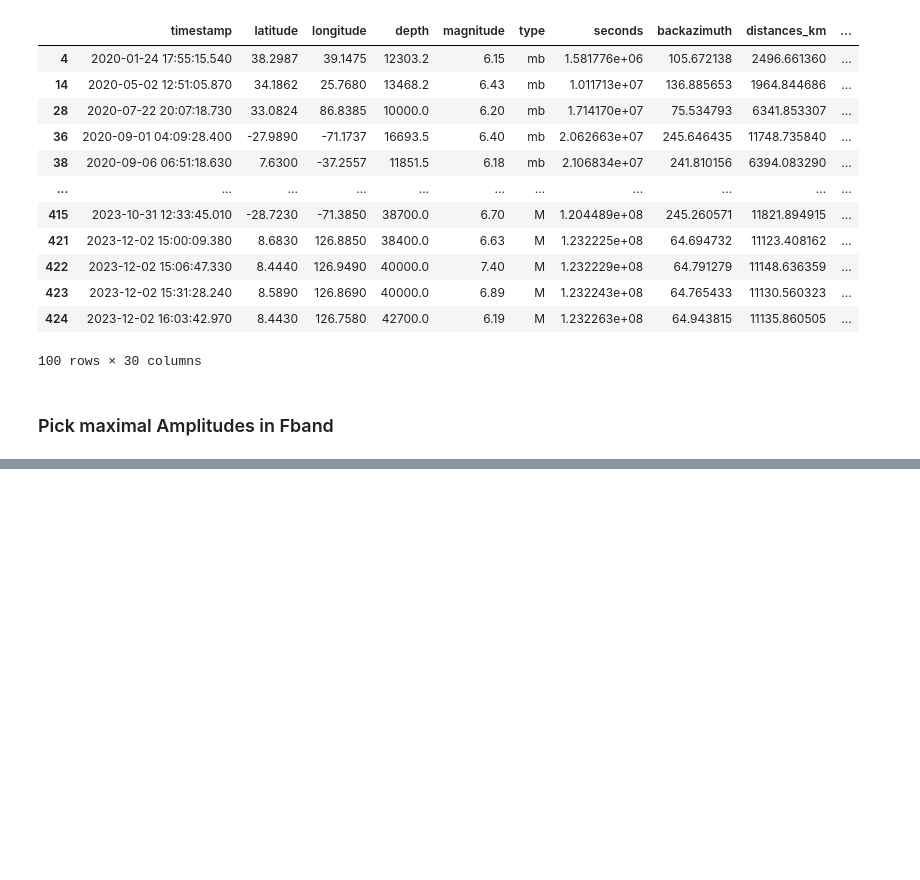
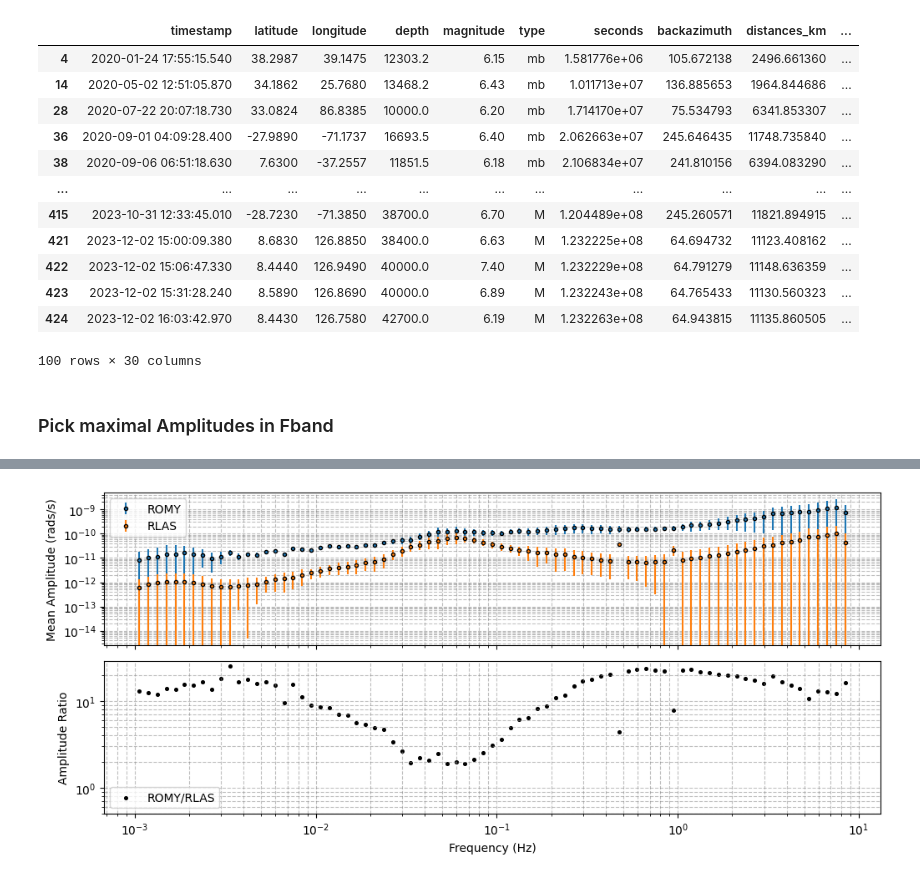
Before and after one commit to andbrocode/notebooks2, a Jupyter notebook: RomyEvents/RomyEvents_Data.ipynb, the cells around one changed output, grey strips where cells are left out. Drawn from its saved outputs; the diff is of its cells as text; code cells hidden in the pictures; blank space fills up the shorter version.

```diff
--- a/RomyEvents/RomyEvents_Data.ipynb
+++ b/RomyEvents/RomyEvents_Data.ipynb
@@ -416,25 +466,42 @@ IndexError: list index out of range
+# %%
+# load data
+
+amp_type = "mean" # maxima  perc95  mean
+
+amp = pd.read_pickle(config['path_to_data']+f"amplitudes_{amp_type}.pkl")
 # %%
 romy_z = {}
 rlas_z = {}
+fur_z = {}
+wet_z = {}
 
 # extract frequency bands
-fbands = list(maxima['004'].keys())
+fbands = list(amp['014'].keys())
 
 # fill dictionary with array for romy and rlas for all events with fband keys
 for fband in fbands:
     romy_z[str(fband)] = []
     rlas_z[str(fband)] = []
+    fur_z[str(fband)] = []
+    wet_z[str(fband)] = []
 
     try:
-        for evn in maxima.keys():
-            romy_z[str(fband)].append(maxima[evn][fband]['ROMY.BJZ'])
-            rlas_z[str(fband)].append(maxima[evn][fband]['RLAS.BJZ'])
+        for evn in amp.keys():
+            romy_z[str(fband)].append(amp[evn][fband]['ROMY.BJZ'])
+            rlas_z[str(fband)].append(amp[evn][fband]['RLAS.BJZ'])
+            fur_z[str(fband)].append(amp[evn][fband]['FUR.BHZ'])
+            wet_z[str(fband)].append(amp[evn][fband]['WET.BHZ'])
     except:
         continue
 
 # create lists of all maxima for plotting
 romy_z_arr = []
 rlas_z_arr = []
+fur_z_arr = []
+wet_z_arr = []
+
 for fband in fbands:
     romy_z_arr.append(romy_z[str(fband)])
     rlas_z_arr.append(rlas_z[str(fband)])
+    fur_z_arr.append(fur_z[str(fband)])
+    wet_z_arr.append(wet_z[str(fband)])
@@ -479,32 +550,34 @@ def __makeplot():
                           )
         else:
             ax[0].errorbar(fb, np.nanmean(r1), yerr=np.nanpercentile(r1, 70),
                            fmt="o", markersize=3, color="tab:orange", markeredgecolor="k",
                           )
 
         e_upper.append(np.nanmean(r1)+np.nanstd(r1))
         e_lower.append(np.nanmean(r1)-np.nanstd(r1))
         m_rlas.append(np.nanmean(r1))
 
 
     ax[1].scatter(fbands, np.array(m_romy)/np.array(m_rlas), s=7, color="k", label="ROMY/RLAS")
 
     for _k in range(Nrow):
         ax[_k].legend()
         ax[_k].grid(which="both", ls="--", color="grey", alpha=0.5, zorder=0)
         ax[_k].set_xscale("log")
         ax[_k].set_yscale("log")
 
     ax[0].set_ylabel("Mean Amplitude (rads/s)")
     ax[1].set_ylabel("Amplitude Ratio")
     ax[1].set_xlabel("Frequency (Hz)")
 
-    ax[1].set_ylim(bottom=1)
+    ax[1].set_ylim(bottom=0.5)
 
     plt.show();
     return fig
 
 fig = __makeplot();
 
 
-# fig.savefig(config['path_to_figs']+"RomyEvents_Amplitude_Ratio_max.png", format="png", dpi=150, bbox_inches='tight')
+fig.savefig(config['path_to_figs']+f"RomyEvents_Amplitude_Ratio_RomyRlas_{amp_type}.png", format="png", dpi=150, bbox_inches='tight')
+# %% [output]
+[figure, added]
```
Also changed, not shown: parts of 8 cells of this notebook, 41 other files.
